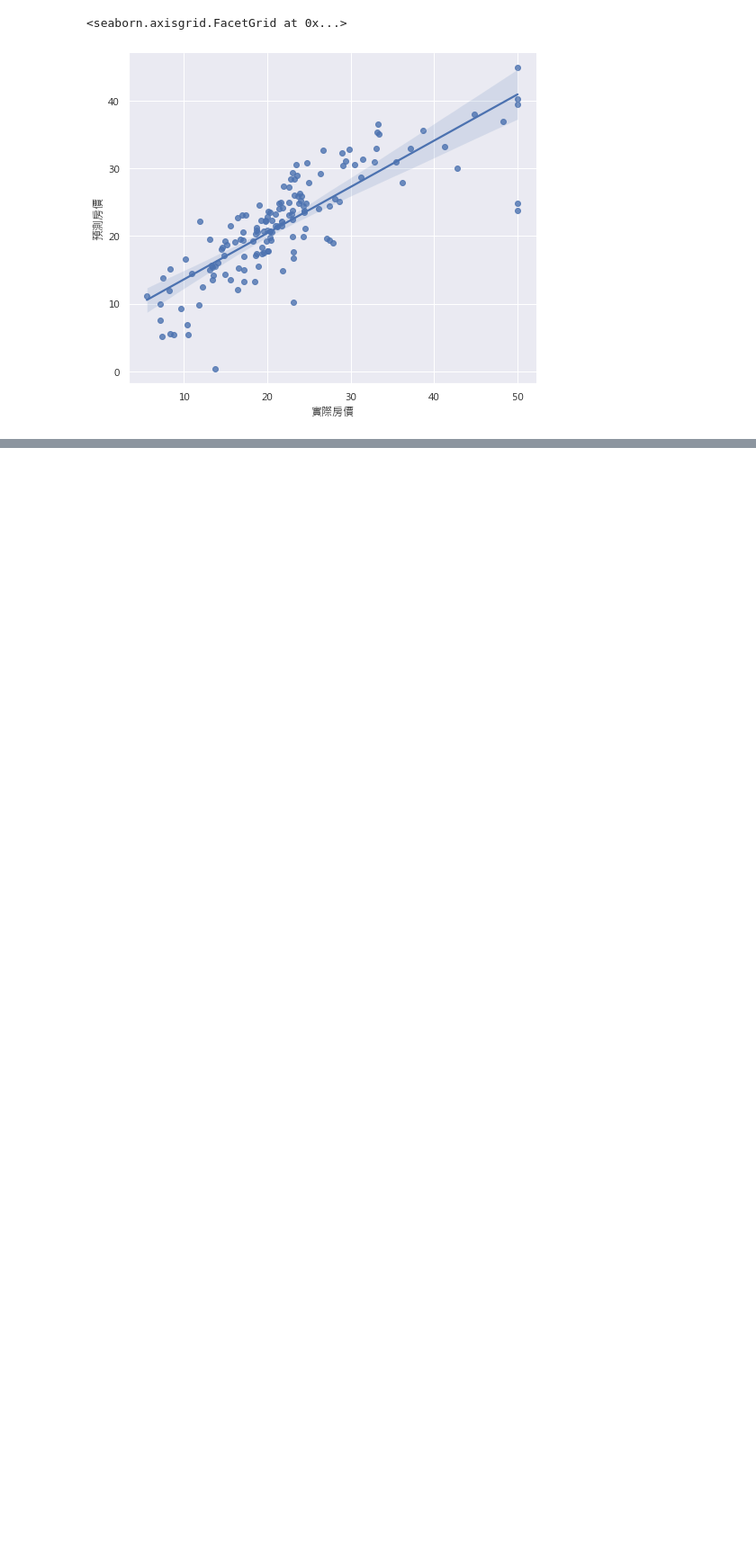
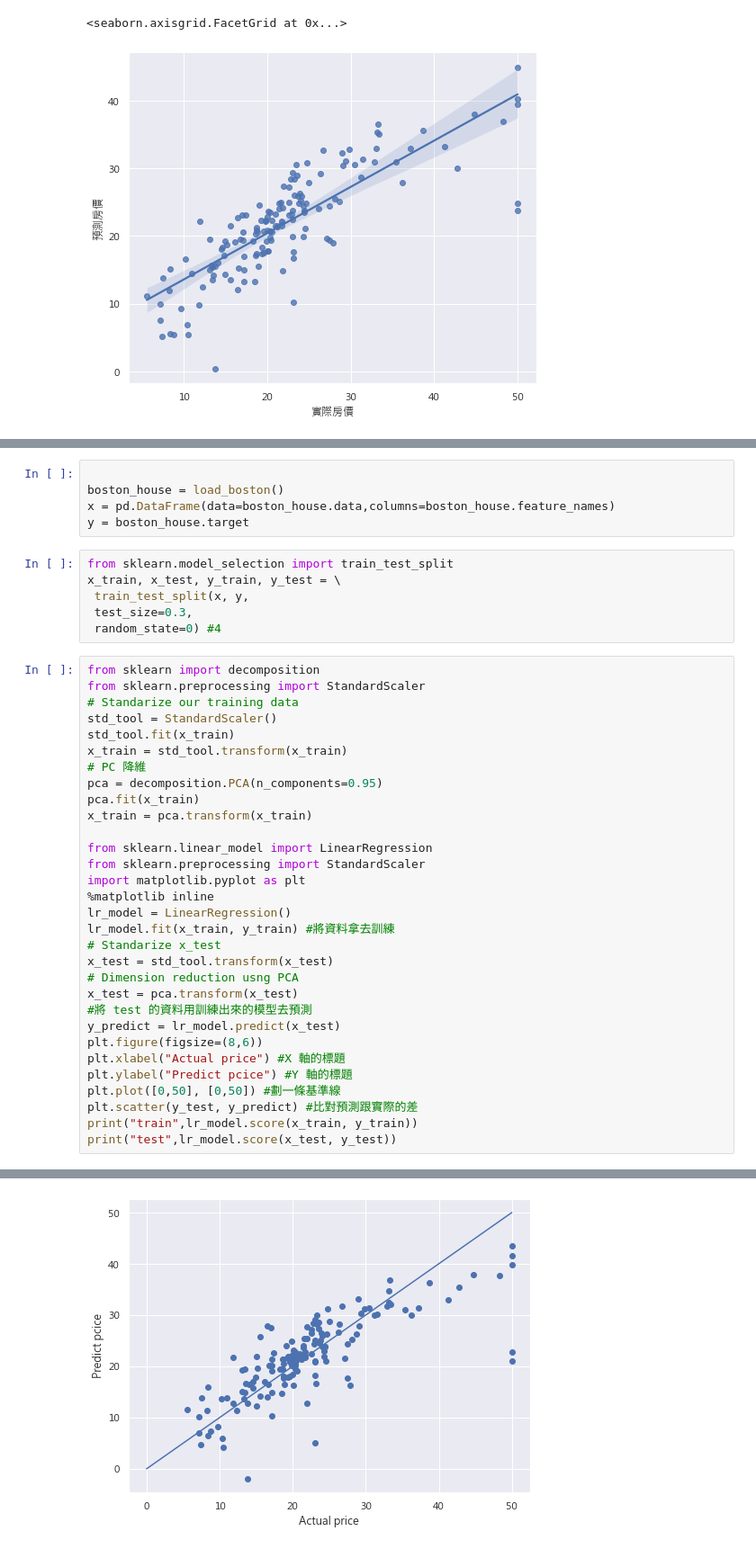
Before and after one commit to Lw-CodeStorage/Learning, a Jupyter notebook: AI/回歸/房價預測.ipynb, the cells around one changed output, grey strips where cells are left out. Shown: that part at 90% size. Saved outputs shown, nothing was run; the diff lists cells and outputs as text; blank space fills up the shorter version.

```diff
--- a/AI/回歸/房價預測.ipynb
+++ b/AI/回歸/房價預測.ipynb
@@ -253,0 +332,43 @@ boston_house_df
+# %%
+
+boston_house = load_boston()
+x = pd.DataFrame(data=boston_house.data,columns=boston_house.feature_names)
+y = boston_house.target
+# %%
+from sklearn.model_selection import train_test_split
+x_train, x_test, y_train, y_test = \
+ train_test_split(x, y,
+ test_size=0.3,
+ random_state=0) #4
+# %%
+from sklearn import decomposition
+from sklearn.preprocessing import StandardScaler
+# Standarize our training data
+std_tool = StandardScaler()
+std_tool.fit(x_train)
+x_train = std_tool.transform(x_train)
+# PC 降維
+pca = decomposition.PCA(n_components=0.95)
+pca.fit(x_train)
+x_train = pca.transform(x_train)
+
+from sklearn.linear_model import LinearRegression
+from sklearn.preprocessing import StandardScaler
+import matplotlib.pyplot as plt
+%matplotlib inline
+lr_model = LinearRegression()
+lr_model.fit(x_train, y_train) #將資料拿去訓練
+# Standarize x_test
+x_test = std_tool.transform(x_test)
+# Dimension reduction usng PCA
+x_test = pca.transform(x_test)
+#將 test 的資料用訓練出來的模型去預測
+y_predict = lr_model.predict(x_test)
+plt.figure(figsize=(8,6))
+plt.xlabel("Actual price") #X 軸的標題
+plt.ylabel("Predict pcice") #Y 軸的標題
+plt.plot([0,50], [0,50]) #劃一條基準線
+plt.scatter(y_test, y_predict) #比對預測跟實際的差
+print("train",lr_model.score(x_train, y_train))
+print("test",lr_model.score(x_test, y_test))
+# %% [output]
@@ -253,0 +377 @@ boston_house_df
+[figure, added]
```
Also changed, not shown: parts of 26 cells of this notebook, 2 other files.
